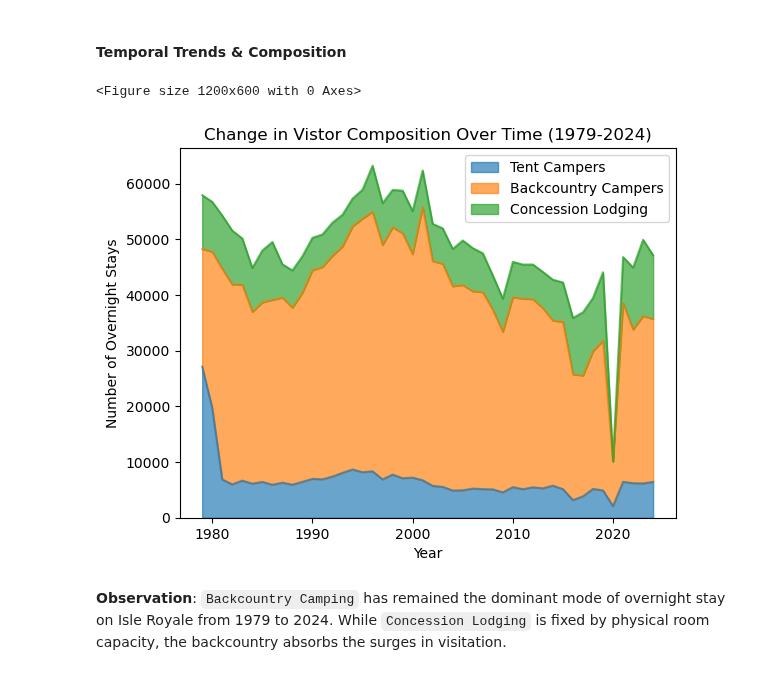
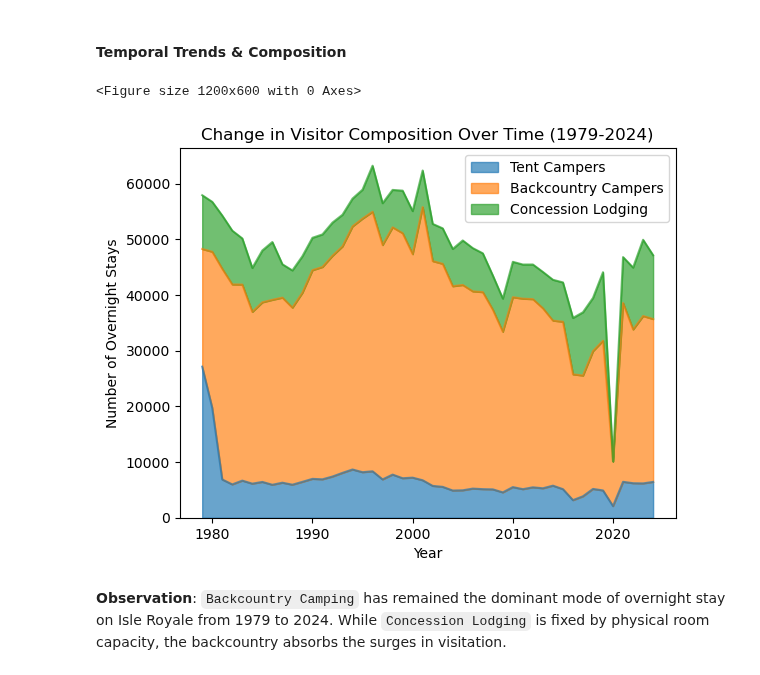
Before and after one commit to Lydia-Tembreull/UN5550Sp26_Final_Project, a Jupyter notebook: UN5550_Final_Project.ipynb, the cells around one changed output. Drawn from its saved outputs; the diff is of its cells as text; code cells hidden in the pictures.

```diff
--- a/UN5550_Final_Project.ipynb
+++ b/UN5550_Final_Project.ipynb
@@ -202,18 +202,18 @@ plt.show()
 # %%
 # Visualizing the change in how people stay at the park over 46 years
 # Grouping by year and looking at proportion of different camper types
 plt.figure(figsize = (12, 6))
 
 composition_data = df.groupby('Year')[['Tent Campers', 'Backcountry Campers', 'Concession Lodging']].sum()
 composition_data.plot(kind = 'area', stacked = True, alpha = 0.67)
 
-plt.title('Change in Vistor Composition Over Time (1979-2024)')
+plt.title('Change in Visitor Composition Over Time (1979-2024)')
 plt.ylabel('Number of Overnight Stays')
 plt.legend(loc = 'upper right')
 plt.show()
 # %% [output]
 <Figure size 1200x600 with 0 Axes>
-[figure, old version]
+[figure, new version]
 # %% [markdown]
 **Observation**: `Backcountry Camping` has remained the dominant mode of overnight stay on Isle Royale from 1979 to 2024. While `Concession Lodging` is fixed by physical room capacity, the backcountry absorbs the surges in visitation.
 # %%
```
Also changed, not shown: parts of 31 cells of this notebook.
